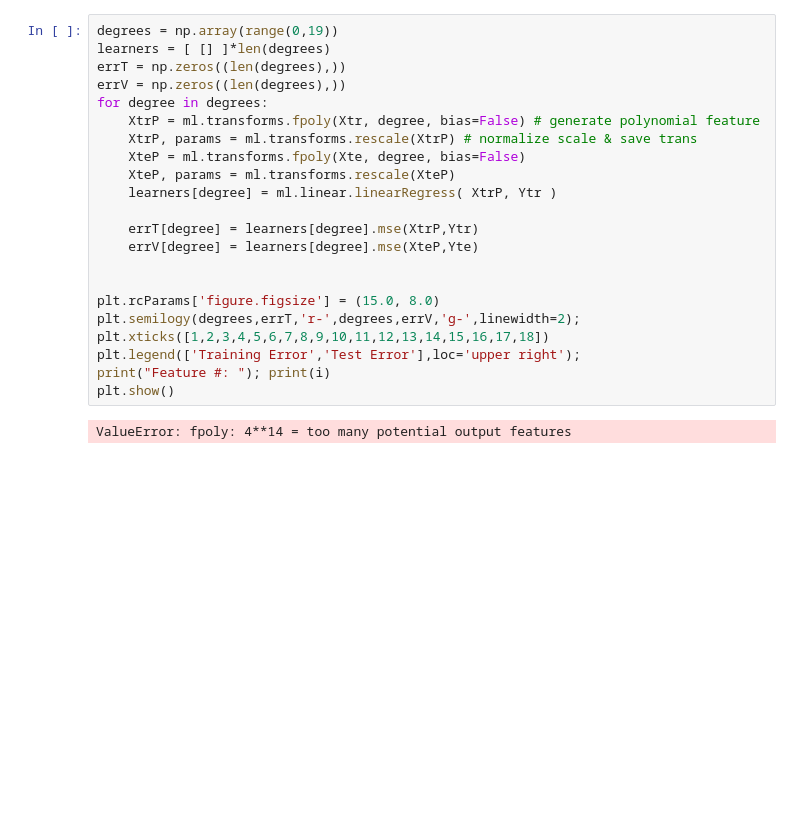
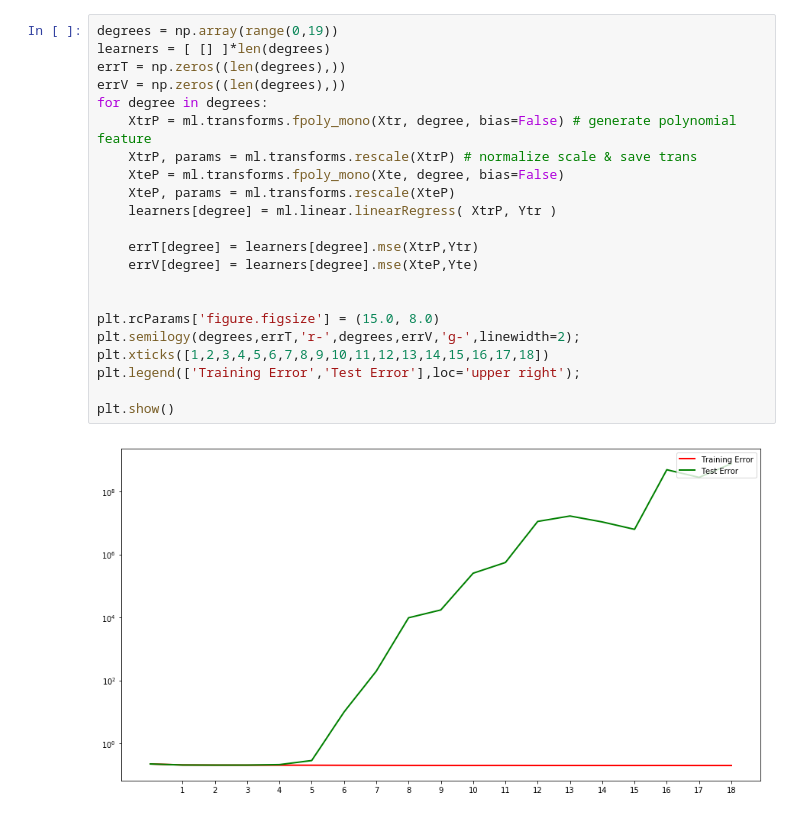
Before and after one commit to cameronnapoli/machine_learning_project, a Jupyter notebook: Linear Classifier.ipynb, the cells around one changed output. Saved outputs shown, nothing was run; the diff lists cells and outputs as text; blank space fills up the shorter version.

Commit message:
Updated Linear Classifier, utilizes fpoly_mono

```diff
--- a/Linear Classifier.ipynb
+++ b/Linear Classifier.ipynb
@@ -59,24 +59,24 @@ Feature #:
 # %%
 degrees = np.array(range(0,19))
 learners = [ [] ]*len(degrees)
 errT = np.zeros((len(degrees),))
 errV = np.zeros((len(degrees),))
 for degree in degrees:
-    XtrP = ml.transforms.fpoly(Xtr, degree, bias=False) # generate polynomial feature
+    XtrP = ml.transforms.fpoly_mono(Xtr, degree, bias=False) # generate polynomial feature
     XtrP, params = ml.transforms.rescale(XtrP) # normalize scale & save trans
-    XteP = ml.transforms.fpoly(Xte, degree, bias=False)
+    XteP = ml.transforms.fpoly_mono(Xte, degree, bias=False)
     XteP, params = ml.transforms.rescale(XteP)
     learners[degree] = ml.linear.linearRegress( XtrP, Ytr )
 
     errT[degree] = learners[degree].mse(XtrP,Ytr)
     errV[degree] = learners[degree].mse(XteP,Yte)
 
 
 plt.rcParams['figure.figsize'] = (15.0, 8.0)
 plt.semilogy(degrees,errT,'r-',degrees,errV,'g-',linewidth=2);
 plt.xticks([1,2,3,4,5,6,7,8,9,10,11,12,13,14,15,16,17,18])
 plt.legend(['Training Error','Test Error'],loc='upper right');
-print("Feature #: "); print(i)
+
 plt.show()
 # %% [output]
-ValueError: fpoly: 4**14 = too many potential output features
+[figure, added]
```
Also changed, not shown: parts of 3 cells of this notebook.
